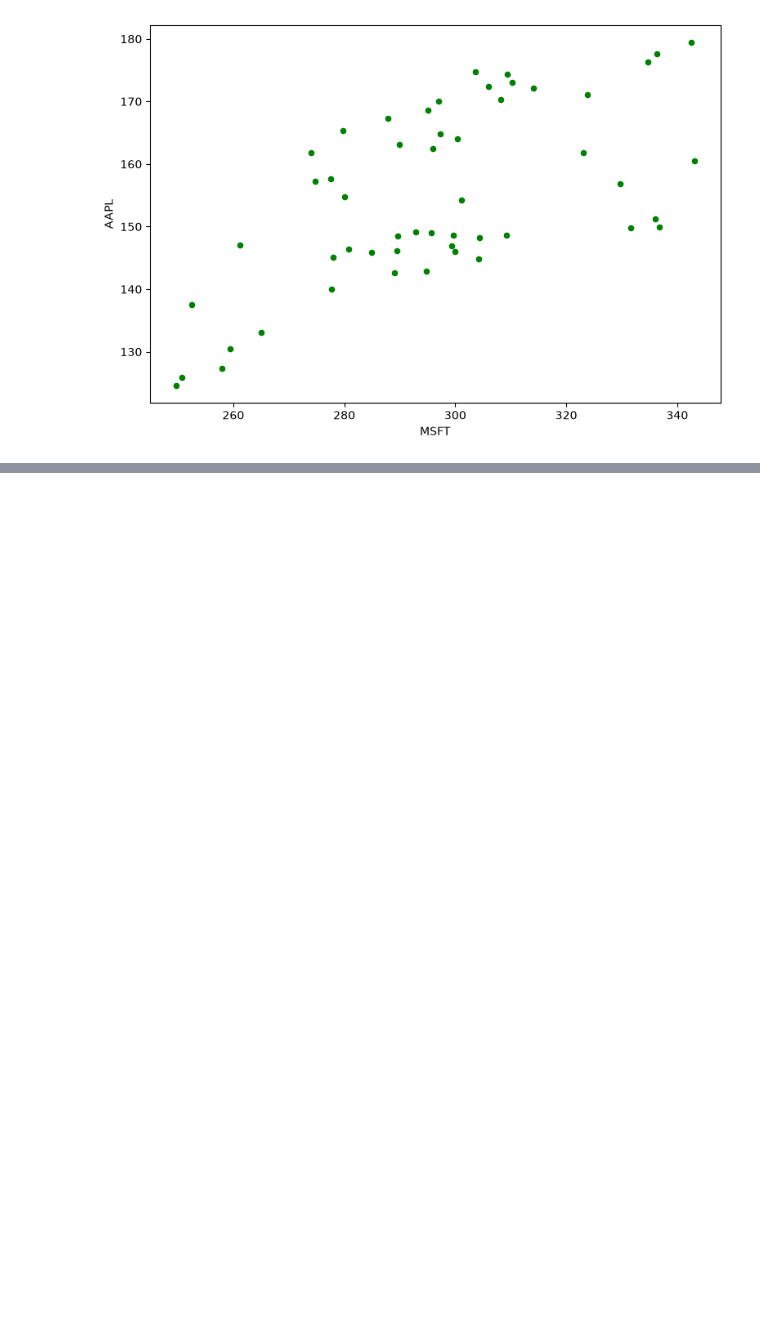
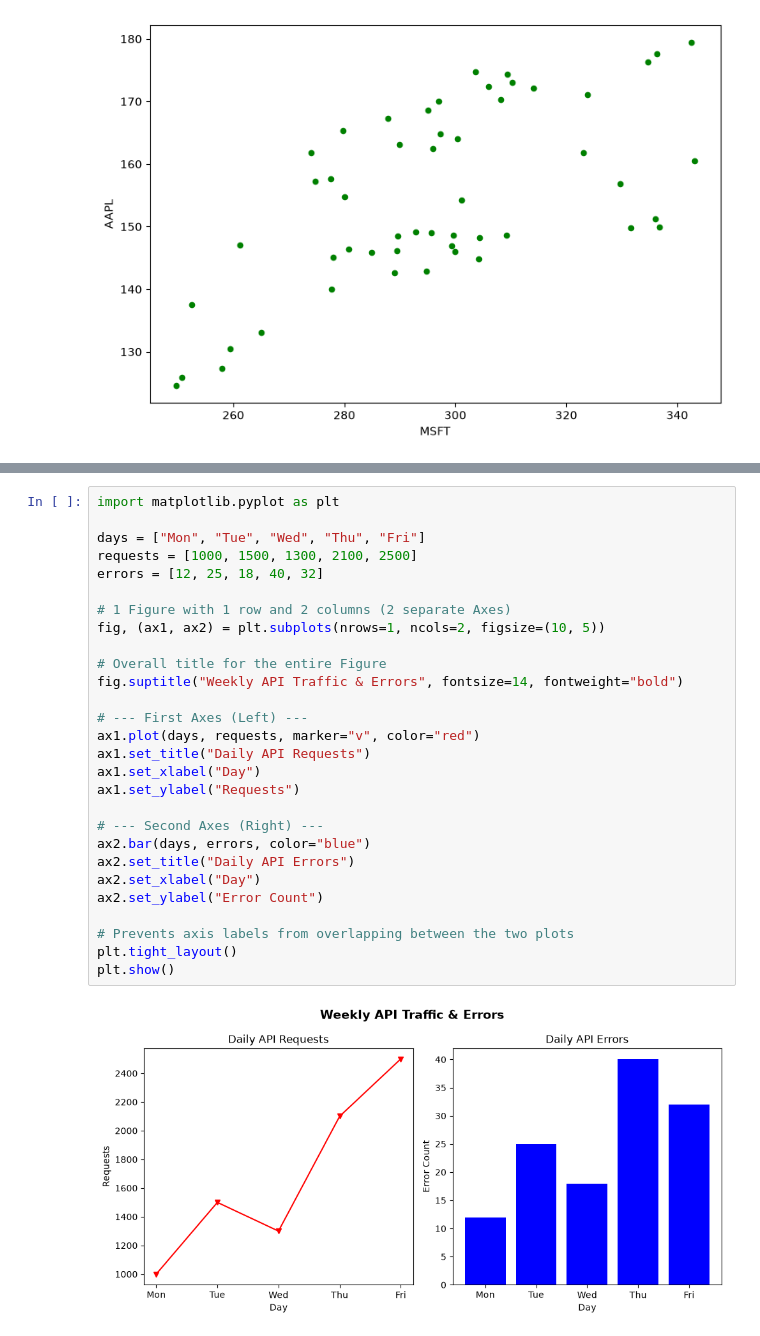
Before and after one commit to SreenivasArtham/building_ai_projects, a Jupyter notebook: data_engineering/pandas/notebook.ipynb, the cells around one changed output, grey strips where cells are left out. Drawn from its saved outputs; the diff is of its cells as text; blank space fills up the shorter version.

```diff
--- a/data_engineering/pandas/notebook.ipynb
+++ b/data_engineering/pandas/notebook.ipynb
@@ -92,0 +110,30 @@ df.plot(kind='scatter', x='MSFT', y='AAPL', figsize=(9,6), color='Green')
+# %%
+import matplotlib.pyplot as plt
+
+days = ["Mon", "Tue", "Wed", "Thu", "Fri"]
+requests = [1000, 1500, 1300, 2100, 2500]
+errors = [12, 25, 18, 40, 32]
+
+# 1 Figure with 1 row and 2 columns (2 separate Axes)
+fig, (ax1, ax2) = plt.subplots(nrows=1, ncols=2, figsize=(10, 5))
+
+# Overall title for the entire Figure
+fig.suptitle("Weekly API Traffic & Errors", fontsize=14, fontweight="bold")
+
+# --- First Axes (Left) ---
+ax1.plot(days, requests, marker="v", color="red")
+ax1.set_title("Daily API Requests")
+ax1.set_xlabel("Day")
+ax1.set_ylabel("Requests")
+
+# --- Second Axes (Right) ---
+ax2.bar(days, errors, color="blue")
+ax2.set_title("Daily API Errors")
+ax2.set_xlabel("Day")
+ax2.set_ylabel("Error Count")
+
+# Prevents axis labels from overlapping between the two plots
+plt.tight_layout()
+plt.show()
+# %% [output]
+[figure, added]
```
Also changed, not shown: parts of 8 cells of this notebook, 1 other file.
